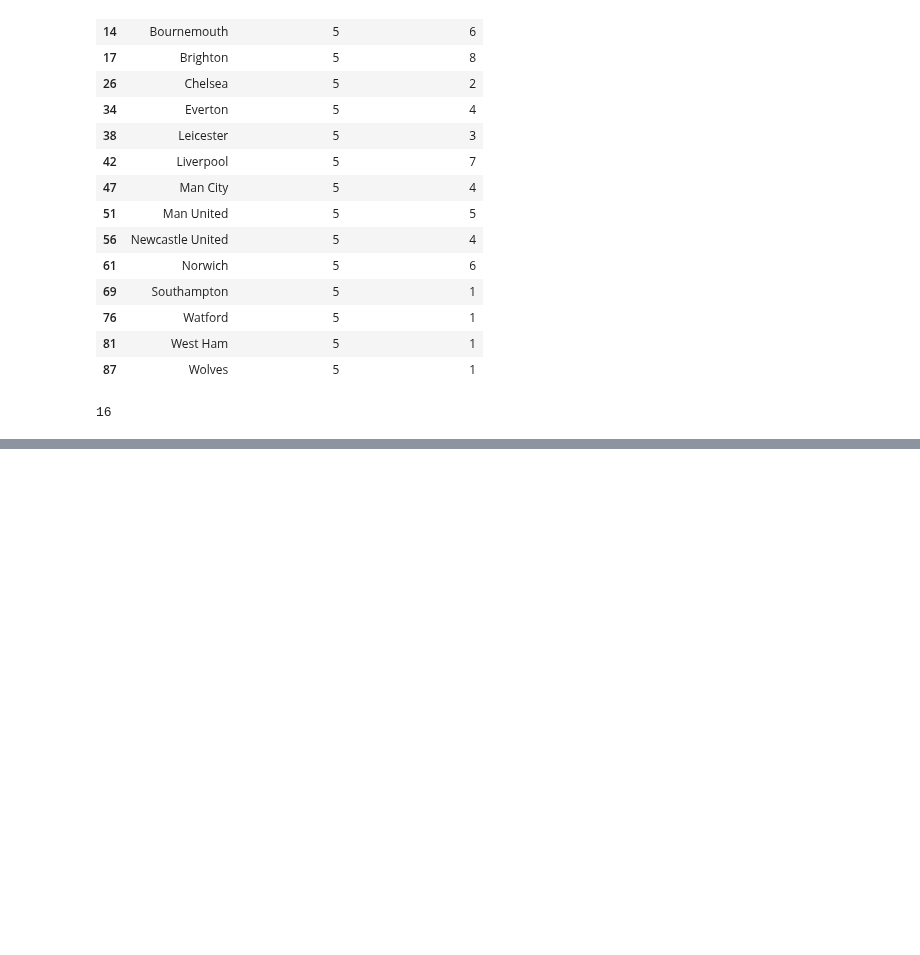
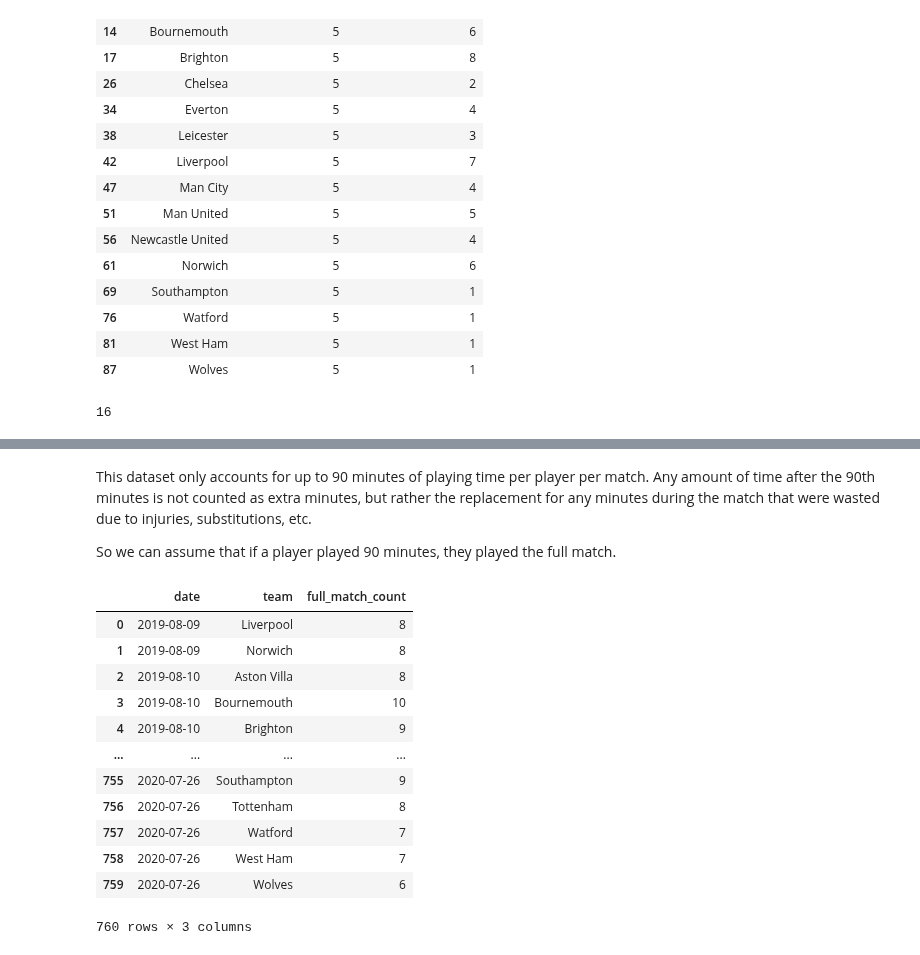
Before and after one commit to CharlesPeterMcCarthy/english-premier-league-2019-2020-statistical-analysis, a Jupyter notebook: epl-2019-2020.ipynb, the cells around one changed output, grey strips where cells are left out. Cells and saved outputs as stored; diff of their text form; code cells hidden in the pictures; blank space fills up the shorter version.

```diff
--- a/epl-2019-2020.ipynb
+++ b/epl-2019-2020.ipynb
@@ -1188,0 +1232,22 @@ After the Covid break, 16 teams took the opportunity to use 5 subs in their matc
+# %% [markdown]
+This dataset only accounts for up to 90 minutes of playing time per player per match. Any amount of time after the 90th minutes is not counted as extra minutes, but rather the replacement for any minutes during the match that were wasted due to injuries, substitutions, etc.
+
+So we can assume that if a player played 90 minutes, they played the full match.
+# %%
+full_match_players = players_df[players_df.minutes == 90].groupby(['date', 'team']).size().reset_index(name='full_match_count')
+
+full_match_players
+# %% [output]
+|  | date | team | full_match_count |
+| 0 | 2019-08-09 | Liverpool | 8 |
+| 1 | 2019-08-09 | Norwich | 8 |
+| 2 | 2019-08-10 | Aston Villa | 8 |
+| 3 | 2019-08-10 | Bournemouth | 10 |
+| 4 | 2019-08-10 | Brighton | 9 |
+| ... | ... | ... | ... |
+| 755 | 2020-07-26 | Southampton | 9 |
+| 756 | 2020-07-26 | Tottenham | 8 |
+| 757 | 2020-07-26 | Watford | 7 |
+| 758 | 2020-07-26 | West Ham | 7 |
+| 759 | 2020-07-26 | Wolves | 6 |
+760 rows × 3 columns
```
Also changed, not shown: parts of 9 cells of this notebook.
